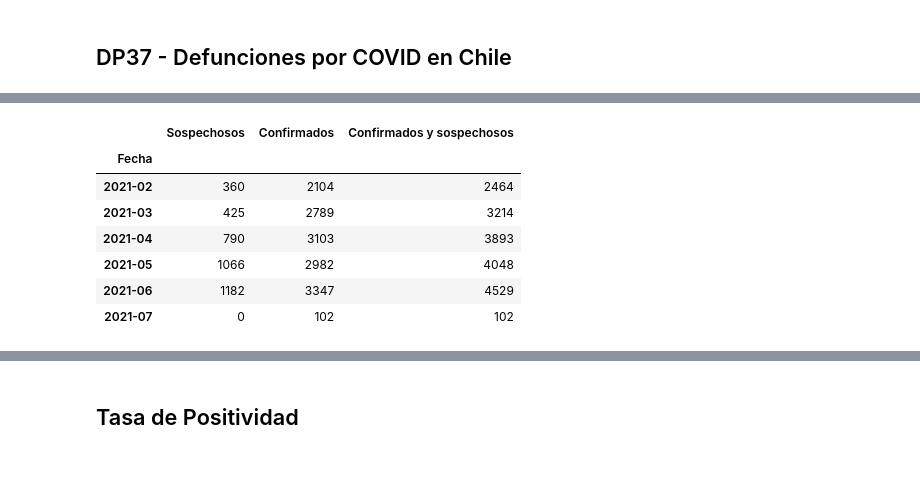
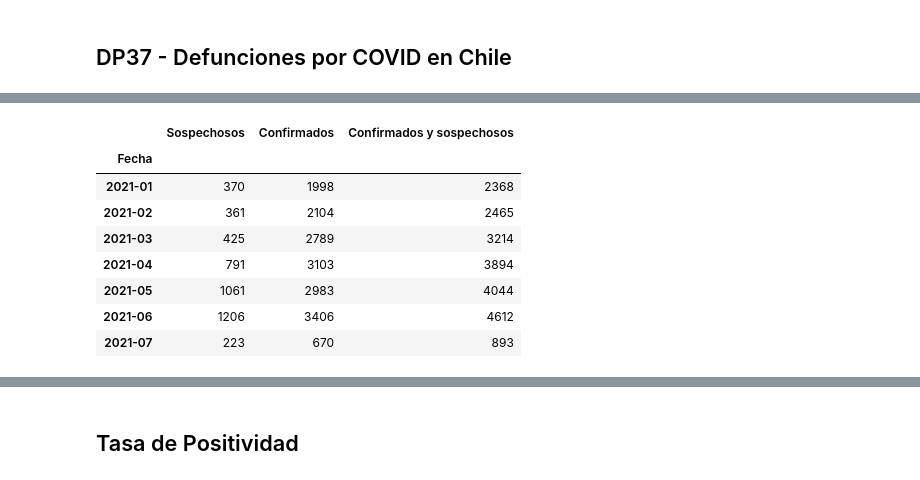
Before and after one commit to jccarvajal/covid19chile, a Jupyter notebook: Covid_19_Chile.ipynb, the cells around one changed output, grey strips where cells are left out. Cells and saved outputs as stored; diff of their text form; code cells hidden in the pictures.

```diff
--- a/Covid_19_Chile.ipynb
+++ b/Covid_19_Chile.ipynb
@@ -383,34 +383,35 @@ plt.show()
 # %%
 # Paso 2: Transformar data
 dp37_e1 = dp37.loc[(dp37['Serie'] == 'sospechosos')]
 most_recent_date_pub = dp37_e1['Publicacion'].max()
 dp37_e11 = dp37_e1.loc[(dp37_e1['Publicacion'] == most_recent_date_pub)]
 dp37_e11 = dp37_e11[['Fecha', 'Numero defunciones']].reset_index(drop=True)
 dp37_e11.rename(columns={'Numero defunciones':'Sospechosos'},inplace=True)
 
 dp37_e2 = dp37.loc[(dp37['Serie'] == 'confirmados')]
 most_recent_date_cnf = dp37_e2['Publicacion'].max()
 dp37_e22 = dp37_e2.loc[(dp37_e2['Publicacion'] == most_recent_date_cnf)]
 dp37_e22 = dp37_e22[['Fecha', 'Numero defunciones']].reset_index(drop=True)
 dp37_e22.rename(columns={'Numero defunciones':'Confirmados'},inplace=True)
 
 dp37_f = pd.merge(dp37_e11, dp37_e22, on=['Fecha'])
 dp37_f['Confirmados y sospechosos'] = dp37_f['Confirmados'] + dp37_f['Sospechosos']
 ultima_fecha = most_recent_date_cnf
 
 dp37_mes = dp37_f.groupby(pd.Grouper(key='Fecha', freq='1M')).sum()
 dp37_mes.index = dp37_mes.index.strftime('%Y-%m')
 #dp37_mes.columns = dp37_mes.columns.droplevel()
-dp37_mes.tail(6)
+dp37_mes.tail(7)
 # %% [output]
 |  | Sospechosos | Confirmados | Confirmados y sospechosos |
 | Fecha |  |  |  |
-| 2021-02 | 360 | 2104 | 2464 |
+| 2021-01 | 370 | 1998 | 2368 |
+| 2021-02 | 361 | 2104 | 2465 |
 | 2021-03 | 425 | 2789 | 3214 |
-| 2021-04 | 790 | 3103 | 3893 |
-| 2021-05 | 1066 | 2982 | 4048 |
-| 2021-06 | 1182 | 3347 | 4529 |
-| 2021-07 | 0 | 102 | 102 |
+| 2021-04 | 791 | 3103 | 3894 |
+| 2021-05 | 1061 | 2983 | 4044 |
+| 2021-06 | 1206 | 3406 | 4612 |
+| 2021-07 | 223 | 670 | 893 |
 # %%
 # Paso 3: Visualizar data
 plt.style.use('ggplot')
```
Also changed, not shown: parts of 35 cells of this notebook.
